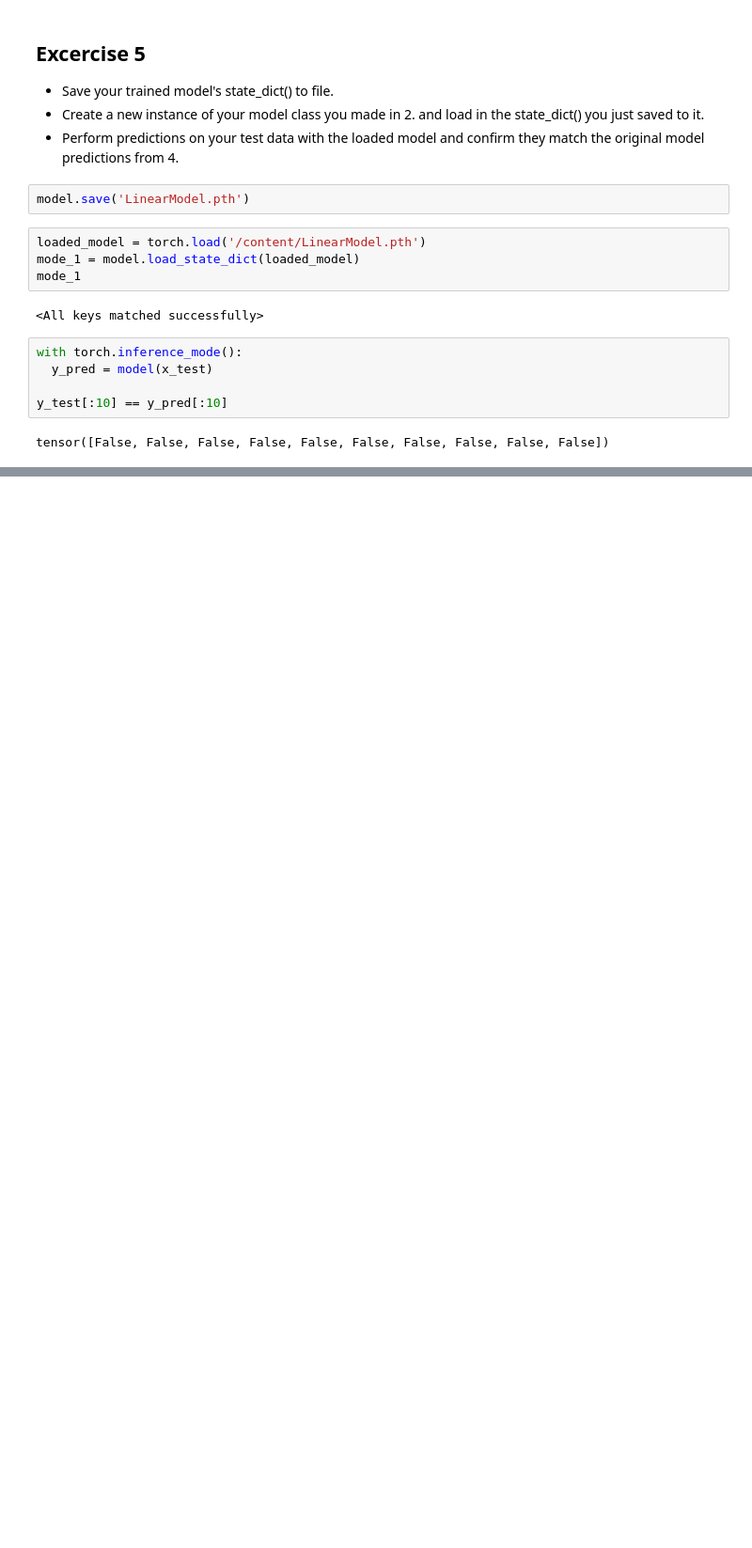
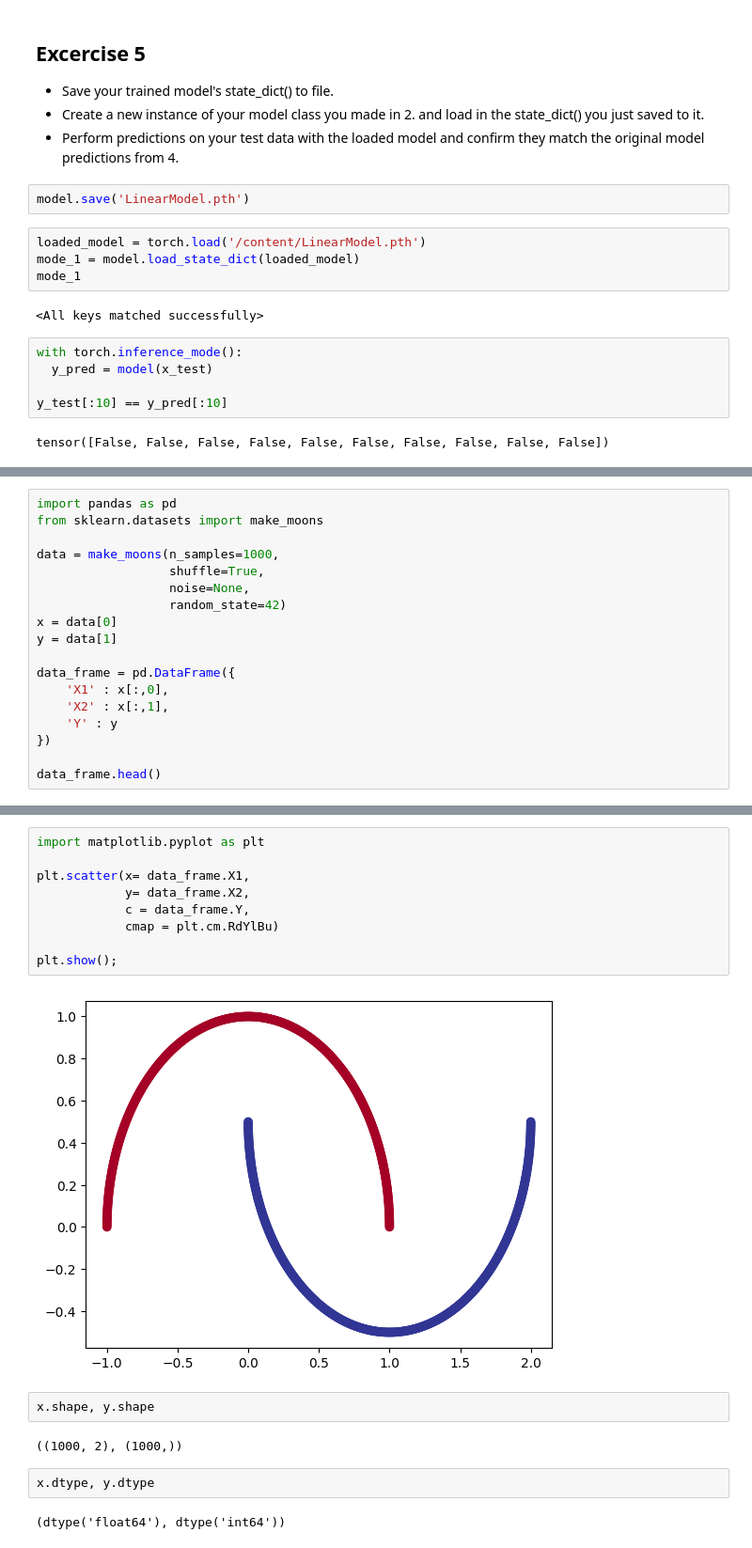
Before and after one commit to 27804balaji/Pytorch, a Jupyter notebook: PyTorch_Excercise.ipynb, the cells around one changed output, grey strips where cells are left out. Shown at 94% size. Saved outputs shown, nothing was run; the diff lists cells and outputs as text; blank space fills up the shorter version.

```diff
--- a/PyTorch_Excercise.ipynb
+++ b/PyTorch_Excercise.ipynb
@@ -469,0 +459,18 @@ tensor([False, False, False, False, False, False, False, False, False, False])
+# %%
+import pandas as pd
+from sklearn.datasets import make_moons
+
+data = make_moons(n_samples=1000,
+                  shuffle=True,
+                  noise=None,
+                  random_state=42)
+x = data[0]
+y = data[1]
+
+data_frame = pd.DataFrame({
+    'X1' : x[:,0],
+    'X2' : x[:,1],
+    'Y' : y
+})
+
+data_frame.head()
@@ -469,0 +484,19 @@ tensor([False, False, False, False, False, False, False, False, False, False])
+# %%
+import matplotlib.pyplot as plt
+
+plt.scatter(x= data_frame.X1,
+            y= data_frame.X2,
+            c = data_frame.Y,
+            cmap = plt.cm.RdYlBu)
+
+plt.show();
+# %% [output]
+[figure, added]
+# %%
+x.shape, y.shape
+# %% [output]
+((1000, 2), (1000,))
+# %%
+x.dtype, y.dtype
+# %% [output]
+(dtype('float64'), dtype('int64'))
```
Also changed, not shown: parts of 53 cells of this notebook.
